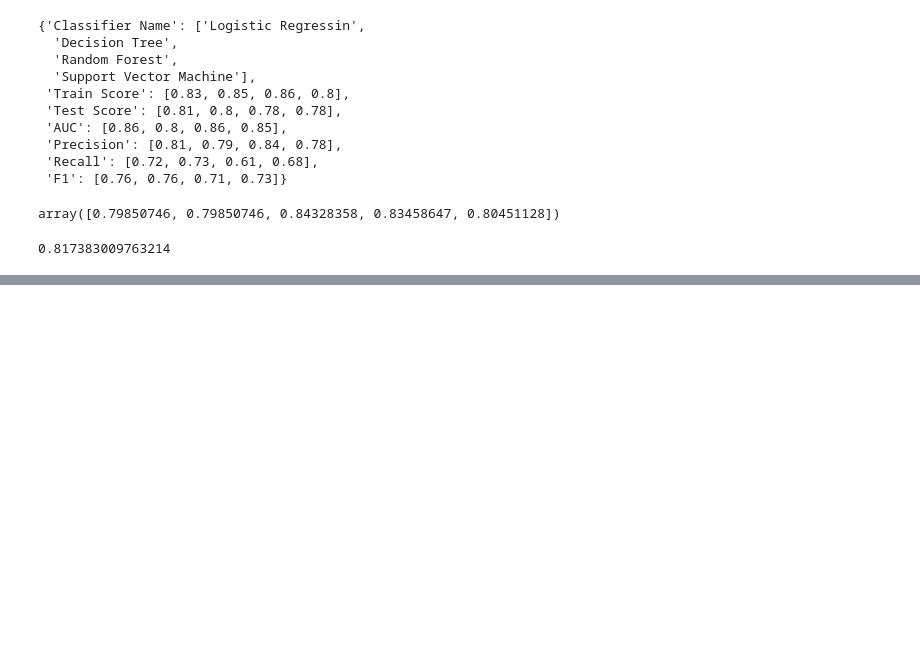
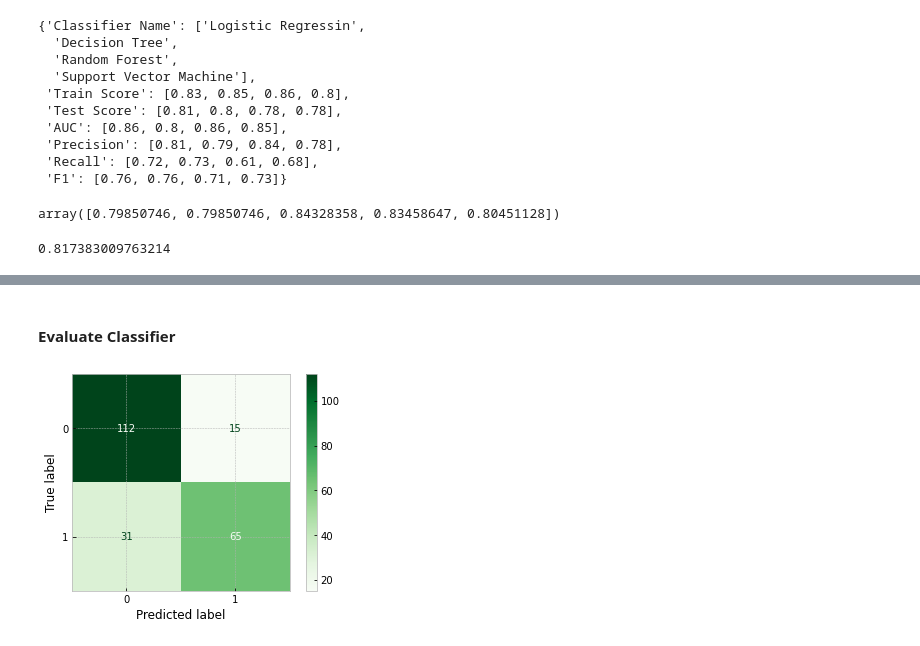
Before and after one commit to miladbehrooz/Classification_Titanic_Data, a Jupyter notebook: notebook/classification_titanic.ipynb, the cells around one changed output, grey strips where cells are left out. Drawn from its saved outputs; the diff is of its cells as text; code cells hidden in the pictures; blank space fills up the shorter version.

Commit message:
do Votting Classifier

```diff
--- a/notebook/classification_titanic.ipynb
+++ b/notebook/classification_titanic.ipynb
@@ -746,0 +750,10 @@ cross_val_score(rf, X_train, y_train, cv = 5, scoring='accuracy').mean()
+# %%
+vot = VotingClassifier(estimators=[
+        ('lr',lr),
+        ('dt',dt),
+        ('rf', rf),
+        ('svm', svm)],
+        voting='soft'
+)
+# %%
+vot.fit(X_train,y_train)
@@ -746,0 +780,10 @@ cross_val_score(rf, X_train, y_train, cv = 5, scoring='accuracy').mean()
+# %% [markdown]
+#### Evaluate Classifier
+# %%
+# plot confusion matrix
+metrics.plot_confusion_matrix(vot, X_test, y_test,
+                              values_format=".4g",
+                              cmap='Greens'
+                             );
+# %% [output]
+[figure, added]
```
Also changed, not shown: parts of 11 cells of this notebook.
